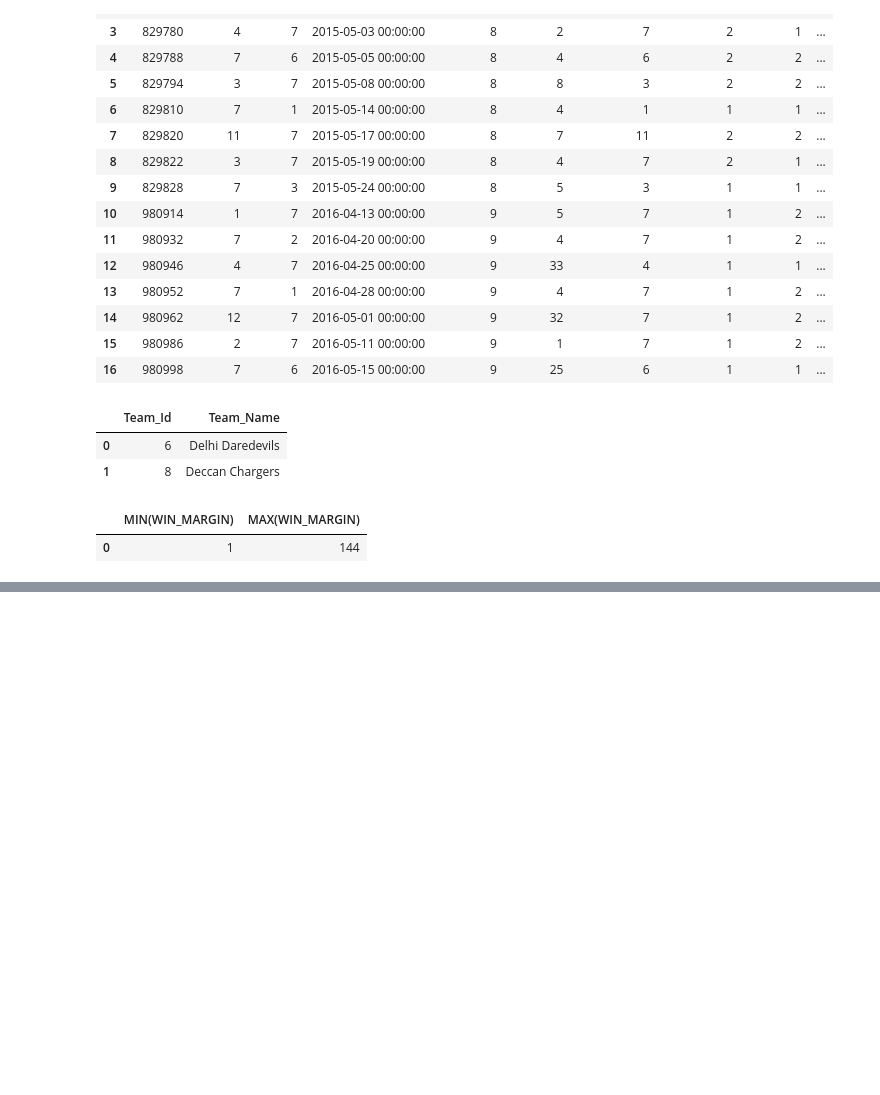
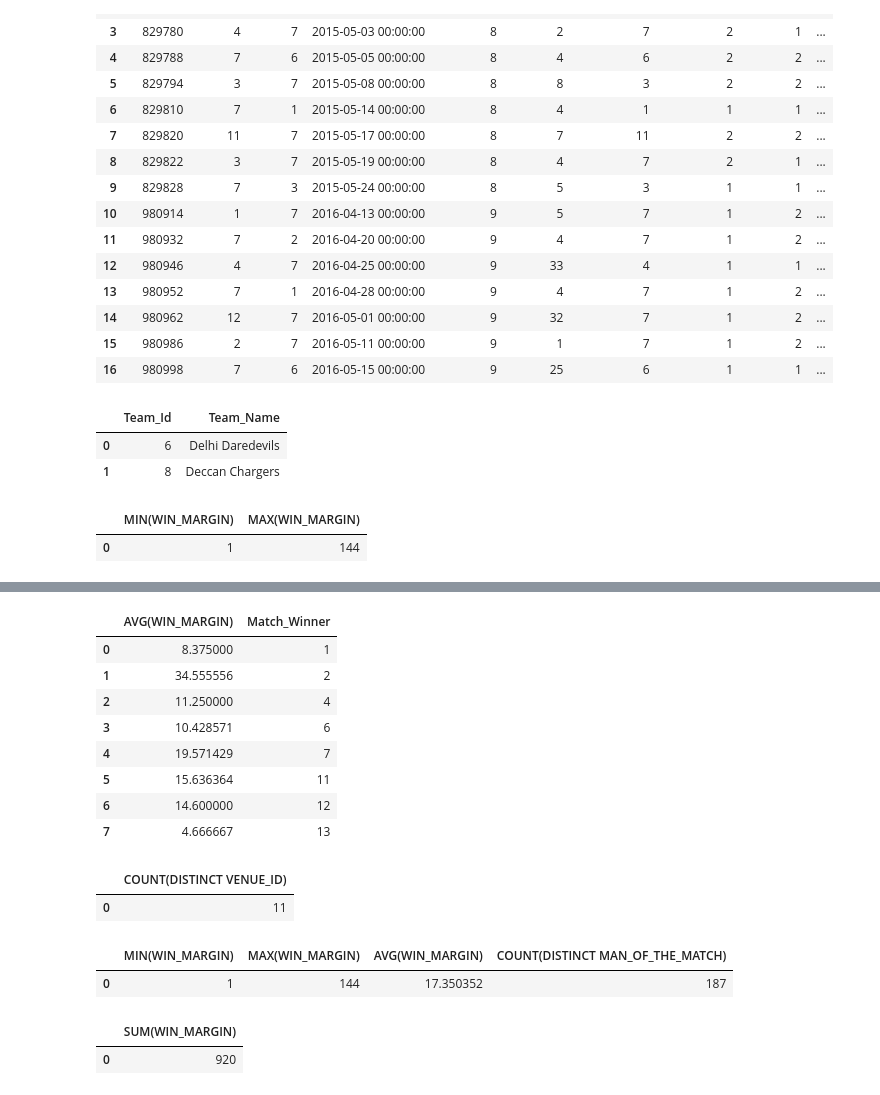
Before and after one commit to Jackydejnr1/Teaching-Files, a Jupyter notebook: connect_to_sqlite_database.ipynb, the cells around one changed output, grey strips where cells are left out. Drawn from its saved outputs; the diff is of its cells as text; code cells hidden in the pictures; blank space fills up the shorter version.

```diff
--- a/connect_to_sqlite_database.ipynb
+++ b/connect_to_sqlite_database.ipynb
@@ -192,0 +278,54 @@ min_max_margin
+# %%
+import pandas as pd
+
+#read tables from the dataset into data frame
+matches = pd.read_sql("""SELECT *
+                         FROM Match;""",conn)
+"""**conclution - **
+- 12 Numeric features (Integer and Numeric)and one categorical feature (text)
+-3 columns with null features
+"""
+
+matches.head()
+"""**conclutiom-**
+-12 NUWERIC FEATURES INTEGER (Nunreric and integer) and three categorical features (text)
+-3 columns with null expressions
+"""
+#get the average win margins for all the wining teams for season 9
+result1 = pd.read_sql("""SELECT AVG(WIN_MARGIN),Match_Winner
+                         FROM Match
+                         WHERE SEASON_ID = 9
+                         group by Match_Winner;""",conn)
+display(result1)
+
+#get the count of the venues for season 9
+result2 = pd.read_sql("""SELECT COUNT(DISTINCT VENUE_ID)
+                         FROM Match
+                         WHERE SEASON_ID = 9;""",conn)
+display(result2)
+#get the minimum ,maximum and average win margin
+#also get the total number of players who have recieved man of the match throughout all the seasons
+result3 = pd.read_sql("""SELECT MIN(WIN_MARGIN),MAX(WIN_MARGIN),AVG(WIN_MARGIN),COUNT(DISTINCT MAN_OF_THE_MATCH)
+                         FROM Match;""",conn)
+display(result3)
+#return total of win margins for all the winners in season 9
+result4 = pd.read_sql("""SELECT SUM(WIN_MARGIN)
+                         FROM Match
+                         WHERE SEASON_ID = 9;""",conn)
+display(result4)
+# %% [output]
+|  | AVG(WIN_MARGIN) | Match_Winner |
+| 0 | 8.375000 | 1 |
+| 1 | 34.555556 | 2 |
+| 2 | 11.250000 | 4 |
+| 3 | 10.428571 | 6 |
+| 4 | 19.571429 | 7 |
+| 5 | 15.636364 | 11 |
+| 6 | 14.600000 | 12 |
+| 7 | 4.666667 | 13 |
+|  | COUNT(DISTINCT VENUE_ID) |
+| 0 | 11 |
+|  | MIN(WIN_MARGIN) | MAX(WIN_MARGIN) | AVG(WIN_MARGIN) | COUNT(DISTINCT MAN_OF_THE_MATCH) |
+| 0 | 1 | 144 | 17.350352 | 187 |
+|  | SUM(WIN_MARGIN) |
+| 0 | 920 |
```
Also changed, not shown: parts of 4 cells of this notebook.
